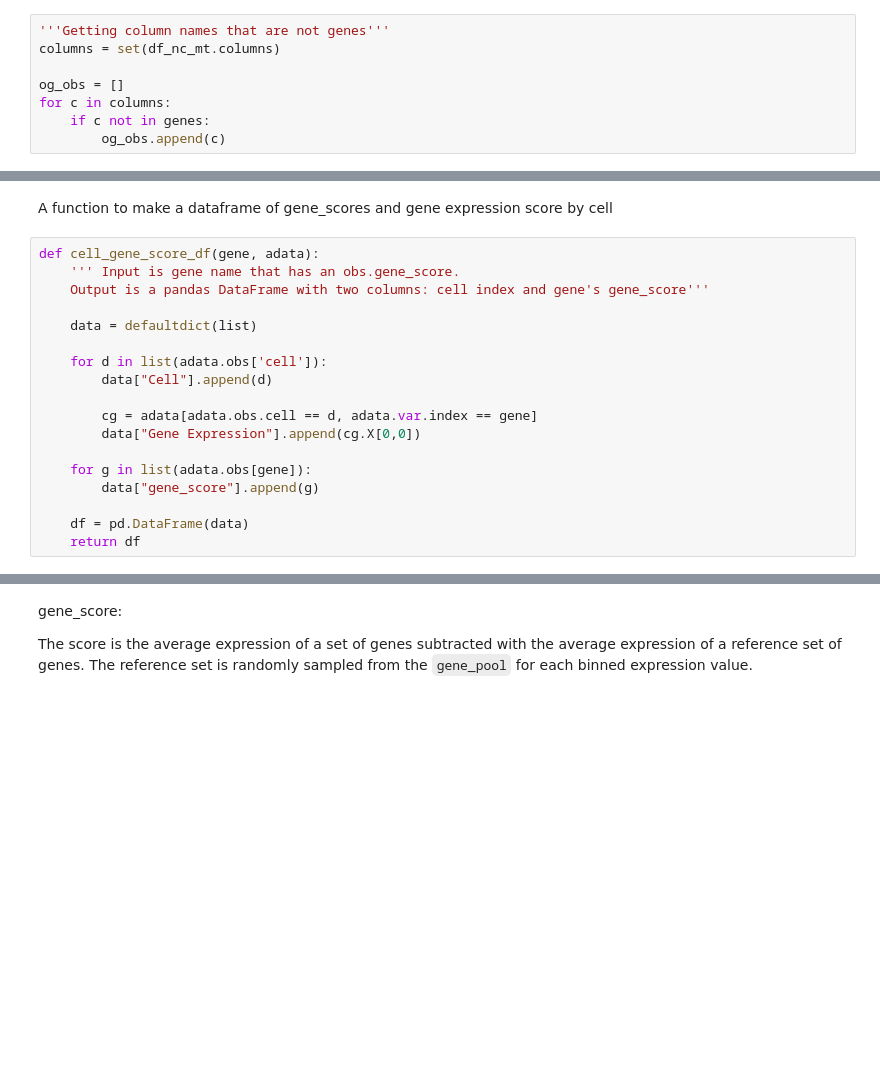
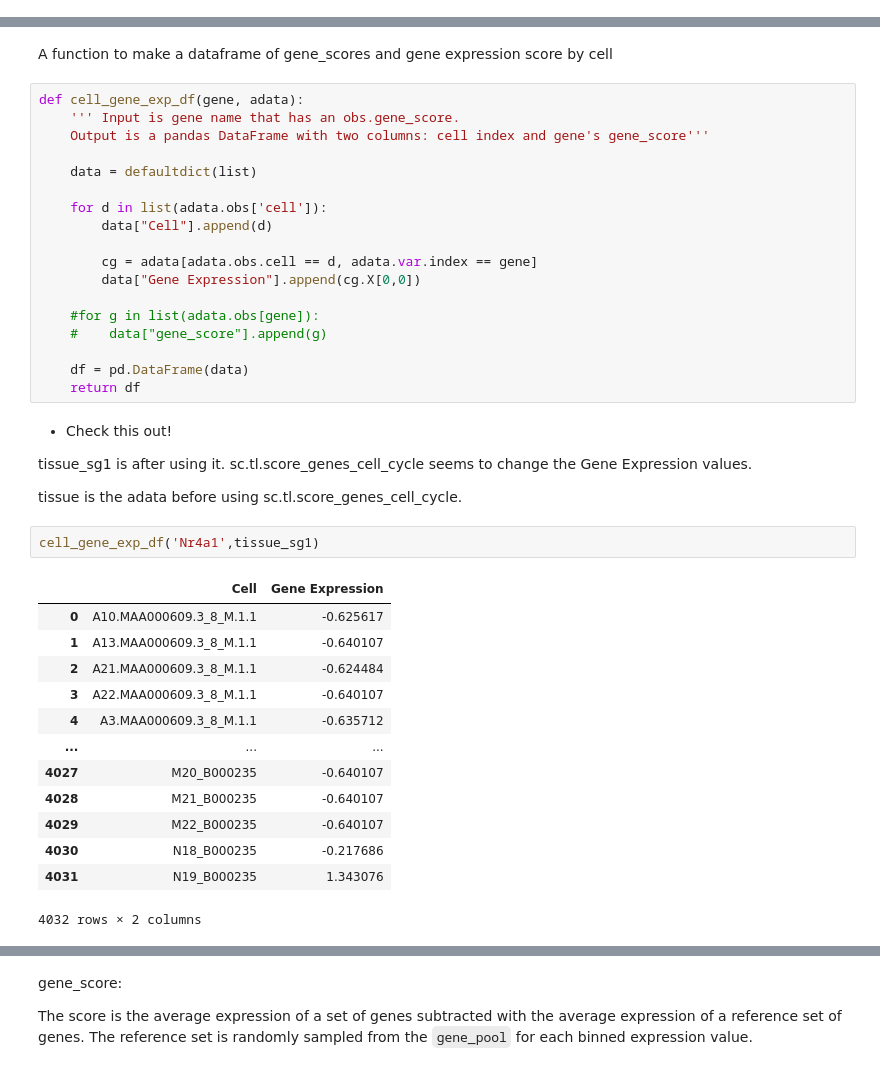
Before and after one commit to lmcgeever/mito_project, a Jupyter notebook: notebooks/Thymus Characterization 02182022.ipynb, the cells around one changed output, grey strips where cells are left out. Drawn from its saved outputs; the diff is of its cells as text; blank space fills up the shorter version.

```diff
--- a/notebooks/Thymus Characterization 02182022.ipynb
+++ b/notebooks/Thymus Characterization 02182022.ipynb
@@ -436,8 +370,0 @@ Name: mt-Atp6, Length: 4032, dtype: float32
-# %%
-'''Getting column names that are not genes'''
-columns = set(df_nc_mt.columns)
-
-og_obs = []
-for c in columns:
-    if c not in genes:
-        og_obs.append(c)
@@ -548,7 +412,7 @@ sns.histplot(list(tissue_sg1.obs["G2M_score"]), color = 'orchid')
 # %% [markdown]
 A function to make a dataframe of gene_scores and gene expression score by cell
 # %%
-def cell_gene_score_df(gene, adata):
+def cell_gene_exp_df(gene, adata):
     ''' Input is gene name that has an obs.gene_score.
     Output is a pandas DataFrame with two columns: cell index and gene's gene_score'''
 
@@ -560,8 +424,30 @@ def cell_gene_score_df(gene, adata):
         cg = adata[adata.obs.cell == d, adata.var.index == gene]
         data["Gene Expression"].append(cg.X[0,0])
 
-    for g in list(adata.obs[gene]):
-        data["gene_score"].append(g)
+    #for g in list(adata.obs[gene]):
+    #    data["gene_score"].append(g)
 
     df = pd.DataFrame(data)
     return df
+# %% [markdown]
+* Check this out!
+
+tissue_sg1 is after using it. sc.tl.score_genes_cell_cycle seems to change the Gene Expression values.
+
+tissue is the adata before using sc.tl.score_genes_cell_cycle.
+# %%
+cell_gene_exp_df('Nr4a1',tissue_sg1)
+# %% [output]
+|  | Cell | Gene Expression |
+| 0 | A10.MAA000609.3_8_M.1.1 | -0.625617 |
+| 1 | A13.MAA000609.3_8_M.1.1 | -0.640107 |
+| 2 | A21.MAA000609.3_8_M.1.1 | -0.624484 |
+| 3 | A22.MAA000609.3_8_M.1.1 | -0.640107 |
+| 4 | A3.MAA000609.3_8_M.1.1 | -0.635712 |
+| ... | ... | ... |
+| 4027 | M20_B000235 | -0.640107 |
+| 4028 | M21_B000235 | -0.640107 |
+| 4029 | M22_B000235 | -0.640107 |
+| 4030 | N18_B000235 | -0.217686 |
+| 4031 | N19_B000235 | 1.343076 |
+4032 rows × 2 columns
```
Also changed, not shown: parts of 88 cells of this notebook.
